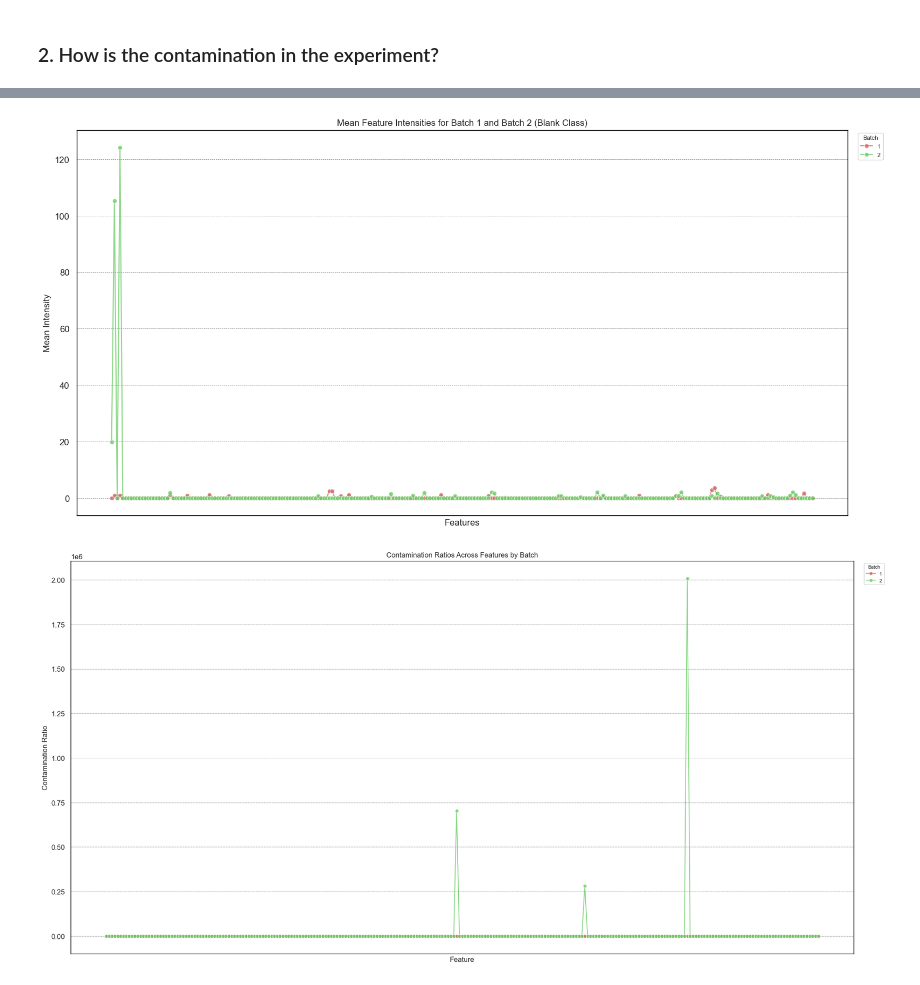
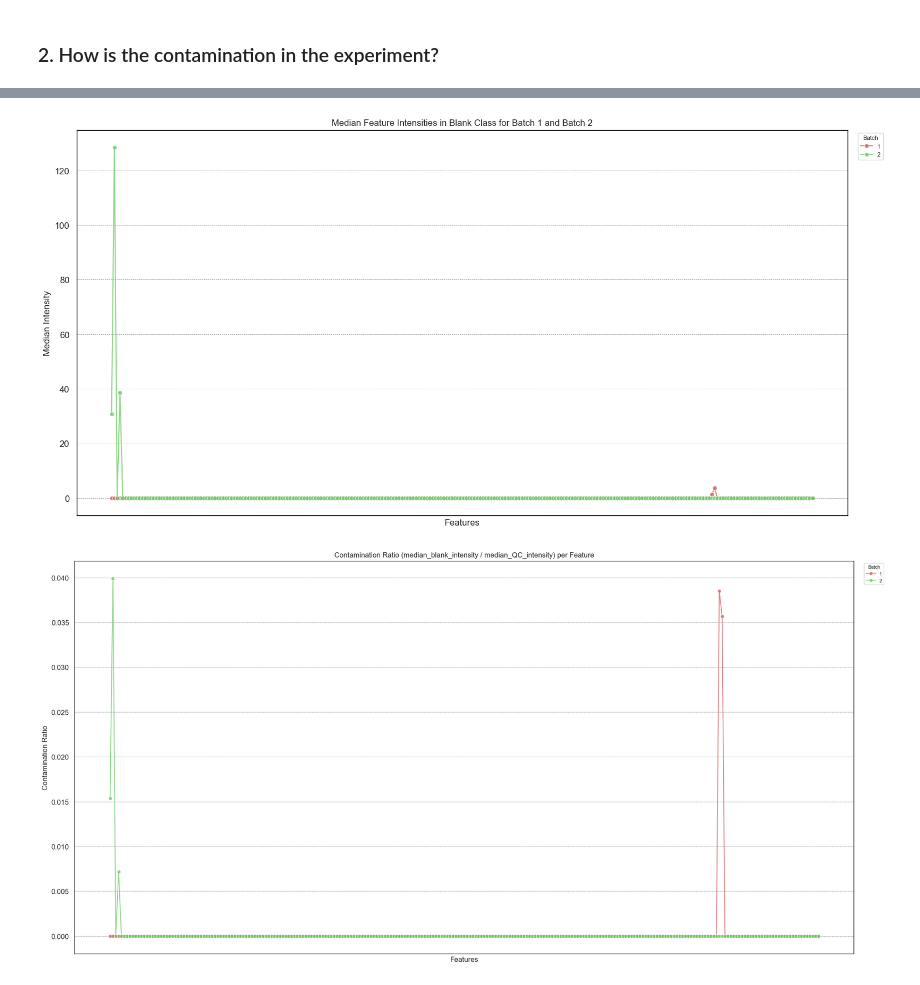
Before and after one commit to AliSaadatV/glycan_analysis, a Jupyter notebook: task1/notebooks/01_EDA.ipynb, the cells around one changed output, grey strips where cells are left out. Cells and saved outputs as stored; diff of their text form; code cells hidden in the pictures.

```diff
--- a/task1/notebooks/01_EDA.ipynb
+++ b/task1/notebooks/01_EDA.ipynb
@@ -151,17 +294,18 @@ data_mat_blank_melt = data_mat_blank[ft_columns + ['sample', 'batch']].melt(id_v
 # %%
-mean_intensities = data_mat_blank_melt.groupby(['feature', 'batch'])['intensity'].mean().reset_index()
+mean_intensities = data_mat_blank_melt.groupby(['feature', 'batch'])['intensity'].median().reset_index()
 
 plt.figure(figsize=(16, 8))
 sns.lineplot(data=mean_intensities, x='feature', y='intensity', hue='batch', marker='o', alpha=0.75, palette=['r', 'g'])
-plt.title('Mean Feature Intensities for Batch 1 and Batch 2 (Blank Class)')
+plt.title('Median Feature Intensities in Blank Class for Batch 1 and Batch 2')
 plt.xlabel('Features')
-plt.ylabel('Mean Intensity')
+plt.ylabel('Median Intensity')
 plt.xticks([])
 plt.legend(title='Batch', bbox_to_anchor=(1.01, 1), loc='upper left')
 plt.tight_layout()
+plt.savefig(f"{config['paths']['figures_dir']}/median_blank_intensity_features.png")
 plt.show()
 # %% [output]
-[figure, old version]
+[figure, new version]
 # %%
 # Merge sample metadata with data_matrix
 data_mat2 = data_mat.merge(sample_meta[['sample', 'class', 'batch']], on='sample', how='left')
@@ -176,11 +320,11 @@ for batch in data_mat2['batch'].unique():
 
     # Subset Blank and Non-Blank samples for the current batch
     blank_samples_batch = data_mat2[(data_mat2['class'].str.contains('B')) & (data_mat2['batch'] == batch)]
-    non_blank_samples_batch = data_mat2[~(data_mat2['class'].str.contains('B')) & (data_mat2['batch'] == batch)]
+    non_blank_samples_batch = data_mat2[(data_mat2['class'].str.contains('QC')) & (data_mat2['batch'] == batch)]
 
-    # Calculate mean intensity per feature
-    blank_means_batch = blank_samples_batch.iloc[:, 1:-3].mean(axis=0)  # Exclude metadata columns
-    non_blank_means_batch = non_blank_samples_batch.iloc[:, 1:-3].mean(axis=0)  # Exclude metadata columns
+    # Calculate median intensity per feature
+    blank_means_batch = blank_samples_batch.iloc[:, 1:-3].median(axis=0)  # Exclude metadata columns
+    non_blank_means_batch = non_blank_samples_batch.iloc[:, 1:-3].median(axis=0)  # Exclude metadata columns
 
     # Create a temporary DataFrame for this batch
     contamination_batch = pd.DataFrame({
@@ -205,32 +349,33 @@ for batch in data_mat2['batch'].unique():
 # Melt the contamination DataFrame to long format for plotting
 contamination_long = pd.melt(
     batch_contamination_df,
     id_vars='Feature',
     value_vars=[col for col in batch_contamination_df.columns if 'Contamination_Ratio' in col],
     var_name='Batch',
     value_name='Contamination_Ratio'
 )
 
 # Extract batch numbers for coloring
 contamination_long['Batch'] = contamination_long['Batch'].str.extract(r'Batch_(\d+)').astype(int)
 
 # Plot contamination ratios as a line plot, colored by batch
 plt.figure(figsize=(20, 10))
 sns.lineplot(
     data=contamination_long,
     x='Feature',
     y='Contamination_Ratio',
     hue='Batch',
     marker='o',
     palette=['r', 'g'],
     alpha=0.75
 )
-plt.title('Contamination Ratios Across Features by Batch')
+plt.title('Contamination Ratio (median_blank_intensity / median_QC_intensity) per Feature')
 plt.xlabel('Features')
 plt.ylabel('Contamination Ratio')
 plt.legend(title='Batch', bbox_to_anchor=(1.01, 1), loc='upper left')
 plt.xticks([])
 plt.tight_layout()
+plt.savefig(f"{config['paths']['figures_dir']}/contamination_ratio_features.png")
 plt.show()
 # %% [output]
-[figure, old version]
+[figure, new version]
```
Also changed, not shown: parts of 32 cells of this notebook, 18 other files.
